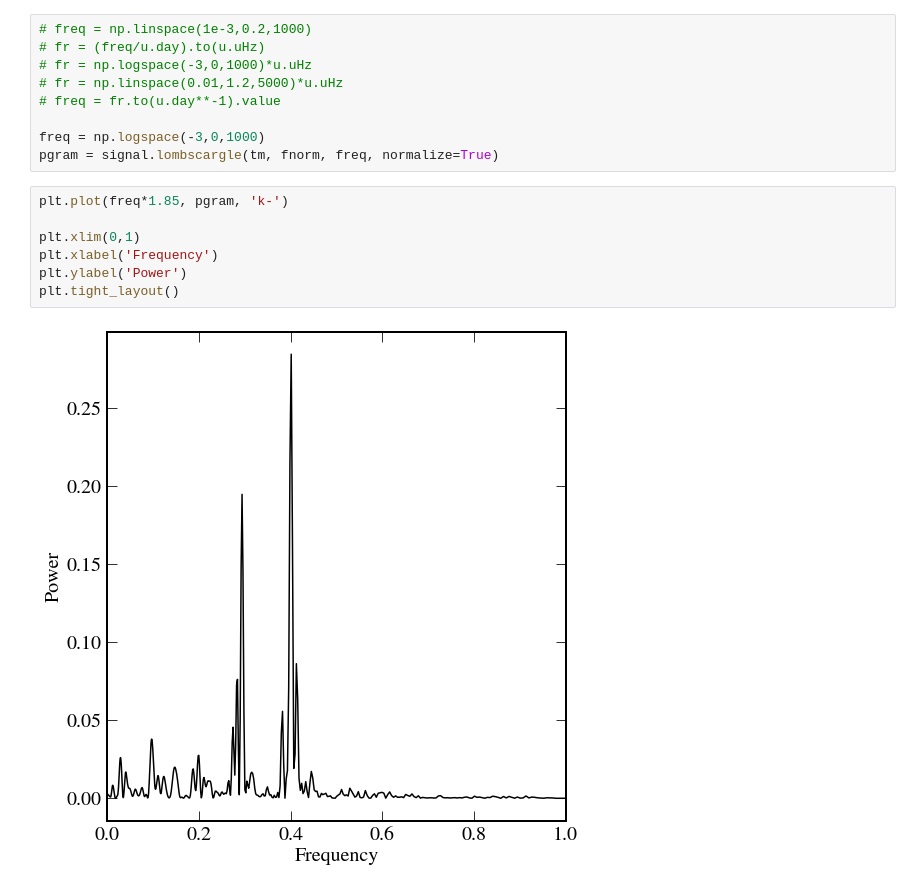
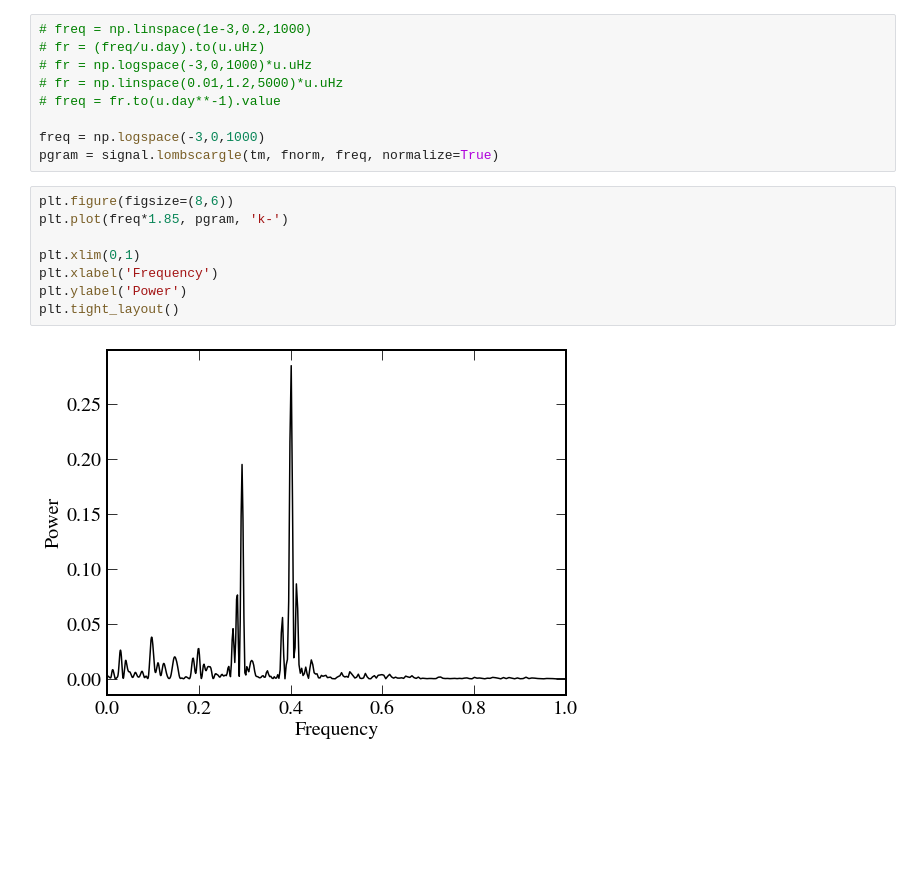
Before and after one commit to abonaca/tess_giants, a Jupyter notebook: notebooks/LS_test_Kepler.ipynb, the cells around one changed output. Drawn from its saved outputs; the diff is of its cells as text; blank space fills up the shorter version.

```diff
--- a/notebooks/LS_test_Kepler.ipynb
+++ b/notebooks/LS_test_Kepler.ipynb
@@ -39,11 +39,12 @@ fnorm = flux - np.mean(flux)
 freq = np.logspace(-3,0,1000)
 pgram = signal.lombscargle(tm, fnorm, freq, normalize=True)
 # %%
+plt.figure(figsize=(8,6))
 plt.plot(freq*1.85, pgram, 'k-')
 
 plt.xlim(0,1)
 plt.xlabel('Frequency')
 plt.ylabel('Power')
 plt.tight_layout()
 # %% [output]
-[figure, old version]
+[figure, new version]
```
